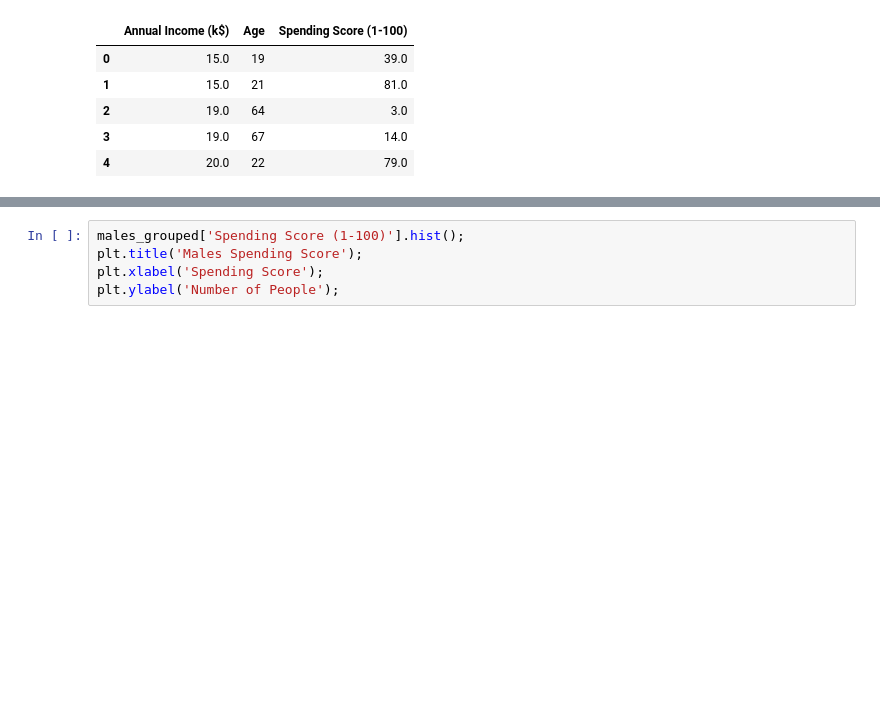
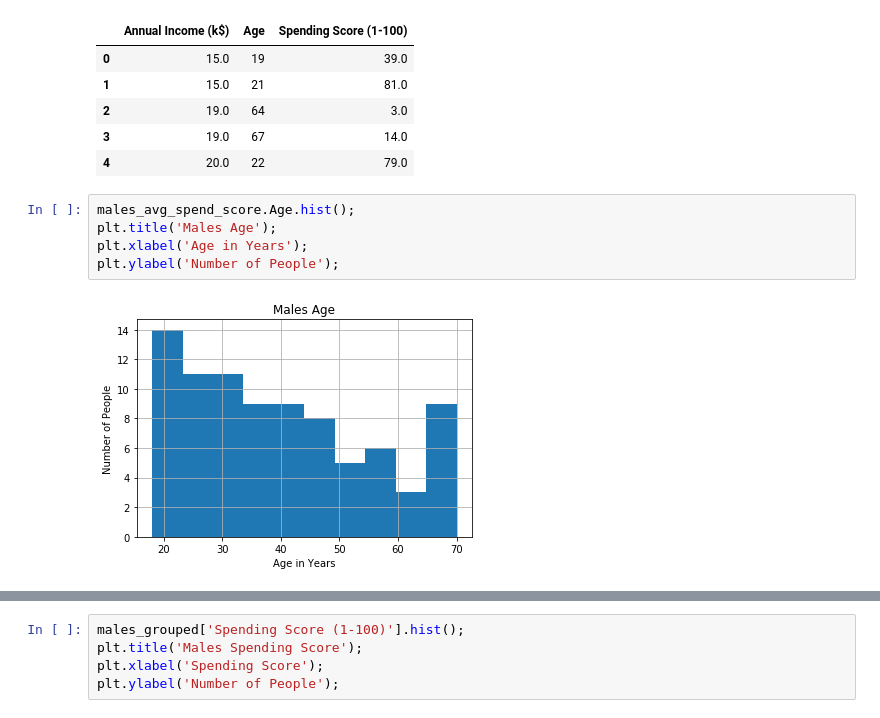
Before and after one commit to ipatel467/Customer-Segmentation, a Jupyter notebook: index.ipynb, the cells around one changed output, grey strips where cells are left out. Cells and saved outputs as stored; diff of their text form; blank space fills up the shorter version.

```diff
--- a/index.ipynb
+++ b/index.ipynb
@@ -184,3 +184,10 @@ males_avg_spend_score.head()
 | 2 | 19.0 | 64 | 3.0 |
 | 3 | 19.0 | 67 | 14.0 |
 | 4 | 20.0 | 22 | 79.0 |
+# %%
+males_avg_spend_score.Age.hist();
+plt.title('Males Age');
+plt.xlabel('Age in Years');
+plt.ylabel('Number of People');
+# %% [output]
+[figure, added]
```
Also changed, not shown: parts of 7 cells of this notebook.
